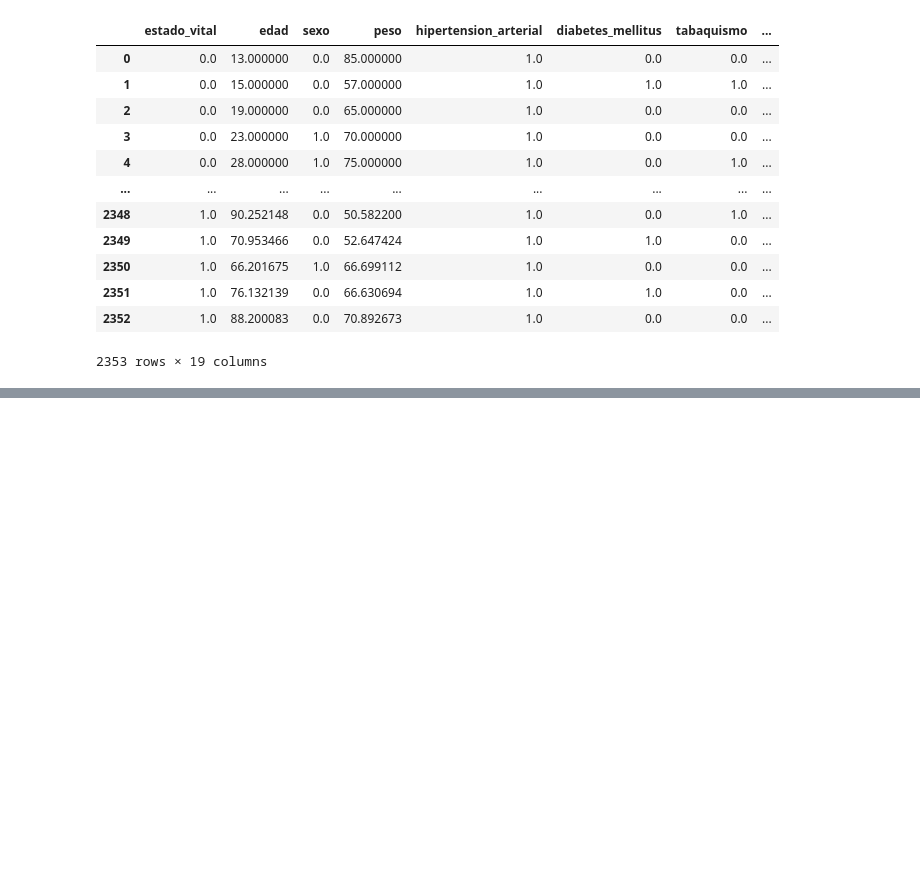
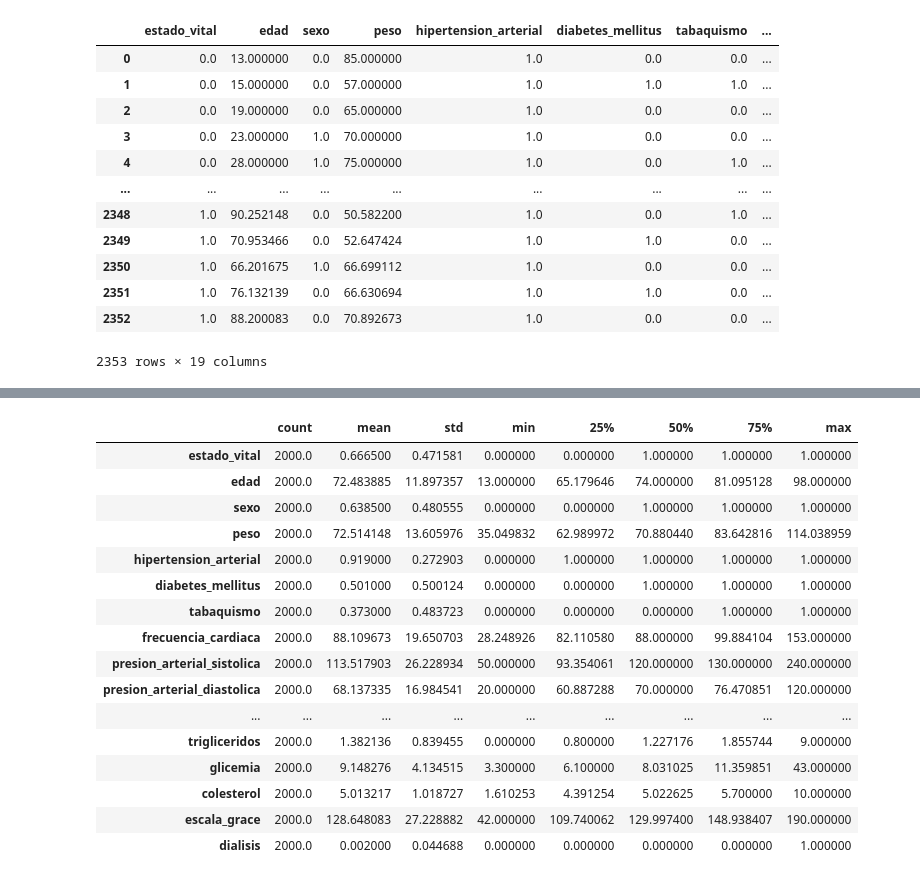
Before and after one commit to deborahfam/RECUIMA_UH_ML, a Jupyter notebook: aumentando_datos.ipynb, the cells around one changed output, grey strips where cells are left out. Saved outputs shown, nothing was run; the diff lists cells and outputs as text; code cells hidden in the pictures; blank space fills up the shorter version.

Commit message:
add 5 features new and augmented

```diff
--- a/aumentando_datos.ipynb
+++ b/aumentando_datos.ipynb
@@ -83,0 +164,27 @@ mezclado.to_csv(f'{PATH_SAVE}augmented_data__C01__03__F01.csv')
+# %%
+new_dieds = daaug.create_many_mod_record_from_json(940,dieds,'augmented_data/feature_augmented__03.json')
+new_dieds.reset_index(0,drop=True, inplace=True)
+new_alives = daaug.create_many_mod_record_from_json(333,alives,'augmented_data/feature_augmented__03.json')
+new_alives.reset_index(0,drop=True, inplace=True)
+mezclado = pd.concat([alives, new_alives, new_dieds, dieds])
+mezclado.reset_index(0,drop=True, inplace=True)
+# %%
+mezclado.describe().T
+# %% [output]
+|  | count | mean | std | min | 25% | 50% | 75% | max |
+| estado_vital | 2000.0 | 0.666500 | 0.471581 | 0.000000 | 0.000000 | 1.000000 | 1.000000 | 1.000000 |
+| edad | 2000.0 | 72.483885 | 11.897357 | 13.000000 | 65.179646 | 74.000000 | 81.095128 | 98.000000 |
+| sexo | 2000.0 | 0.638500 | 0.480555 | 0.000000 | 0.000000 | 1.000000 | 1.000000 | 1.000000 |
+| peso | 2000.0 | 72.514148 | 13.605976 | 35.049832 | 62.989972 | 70.880440 | 83.642816 | 114.038959 |
+| hipertension_arterial | 2000.0 | 0.919000 | 0.272903 | 0.000000 | 1.000000 | 1.000000 | 1.000000 | 1.000000 |
+| diabetes_mellitus | 2000.0 | 0.501000 | 0.500124 | 0.000000 | 0.000000 | 1.000000 | 1.000000 | 1.000000 |
+| tabaquismo | 2000.0 | 0.373000 | 0.483723 | 0.000000 | 0.000000 | 0.000000 | 1.000000 | 1.000000 |
+| frecuencia_cardiaca | 2000.0 | 88.109673 | 19.650703 | 28.248926 | 82.110580 | 88.000000 | 99.884104 | 153.000000 |
+| presion_arterial_sistolica | 2000.0 | 113.517903 | 26.228934 | 50.000000 | 93.354061 | 120.000000 | 130.000000 | 240.000000 |
+| presion_arterial_diastolica | 2000.0 | 68.137335 | 16.984541 | 20.000000 | 60.887288 | 70.000000 | 76.470851 | 120.000000 |
+| ... | ... | ... | ... | ... | ... | ... | ... | ... |
+| trigliceridos | 2000.0 | 1.382136 | 0.839455 | 0.000000 | 0.800000 | 1.227176 | 1.855744 | 9.000000 |
+| glicemia | 2000.0 | 9.148276 | 4.134515 | 3.300000 | 6.100000 | 8.031025 | 11.359851 | 43.000000 |
+| colesterol | 2000.0 | 5.013217 | 1.018727 | 1.610253 | 4.391254 | 5.022625 | 5.700000 | 10.000000 |
+| escala_grace | 2000.0 | 128.648083 | 27.228882 | 42.000000 | 109.740062 | 129.997400 | 148.938407 | 190.000000 |
+| dialisis | 2000.0 | 0.002000 | 0.044688 | 0.000000 | 0.000000 | 0.000000 | 0.000000 | 1.000000 |
```
Also changed, not shown: parts of 7 cells of this notebook, 2 other files.
